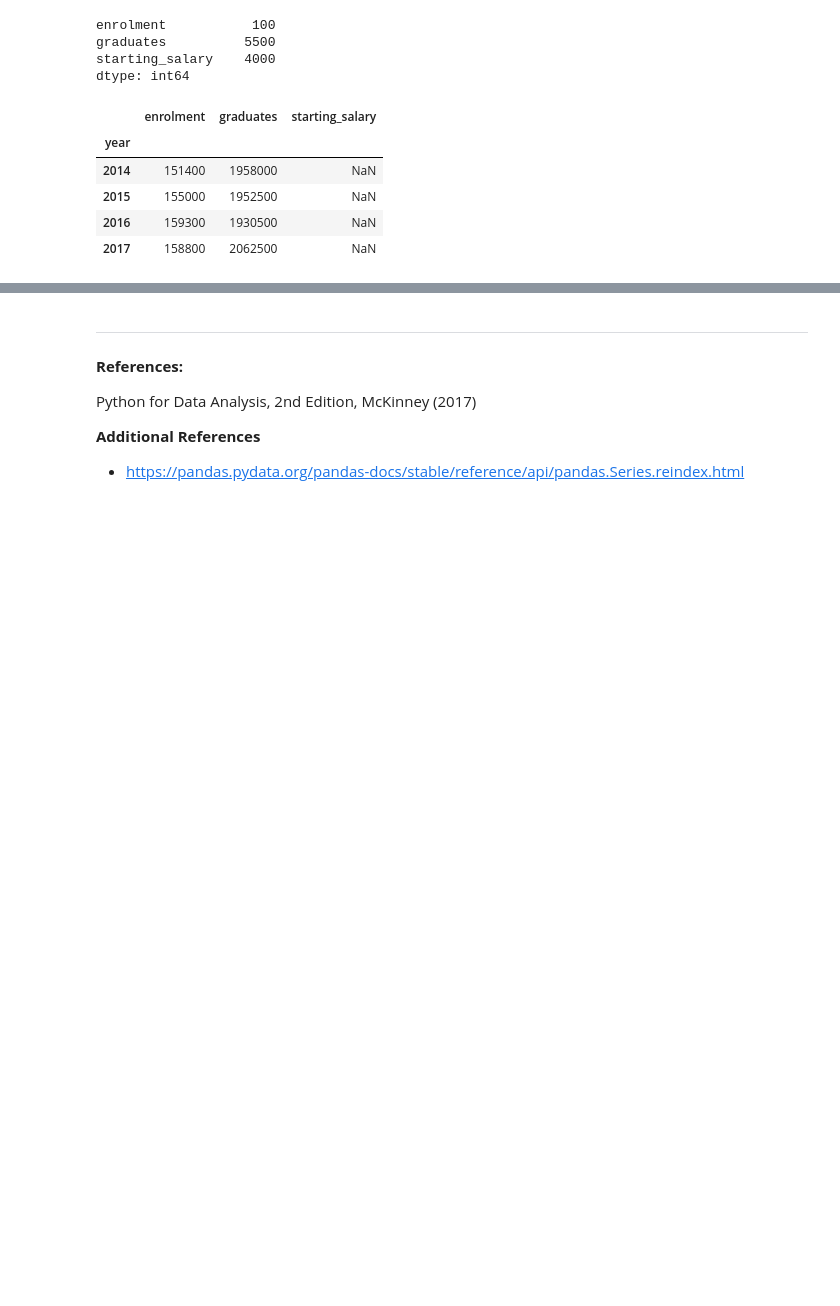
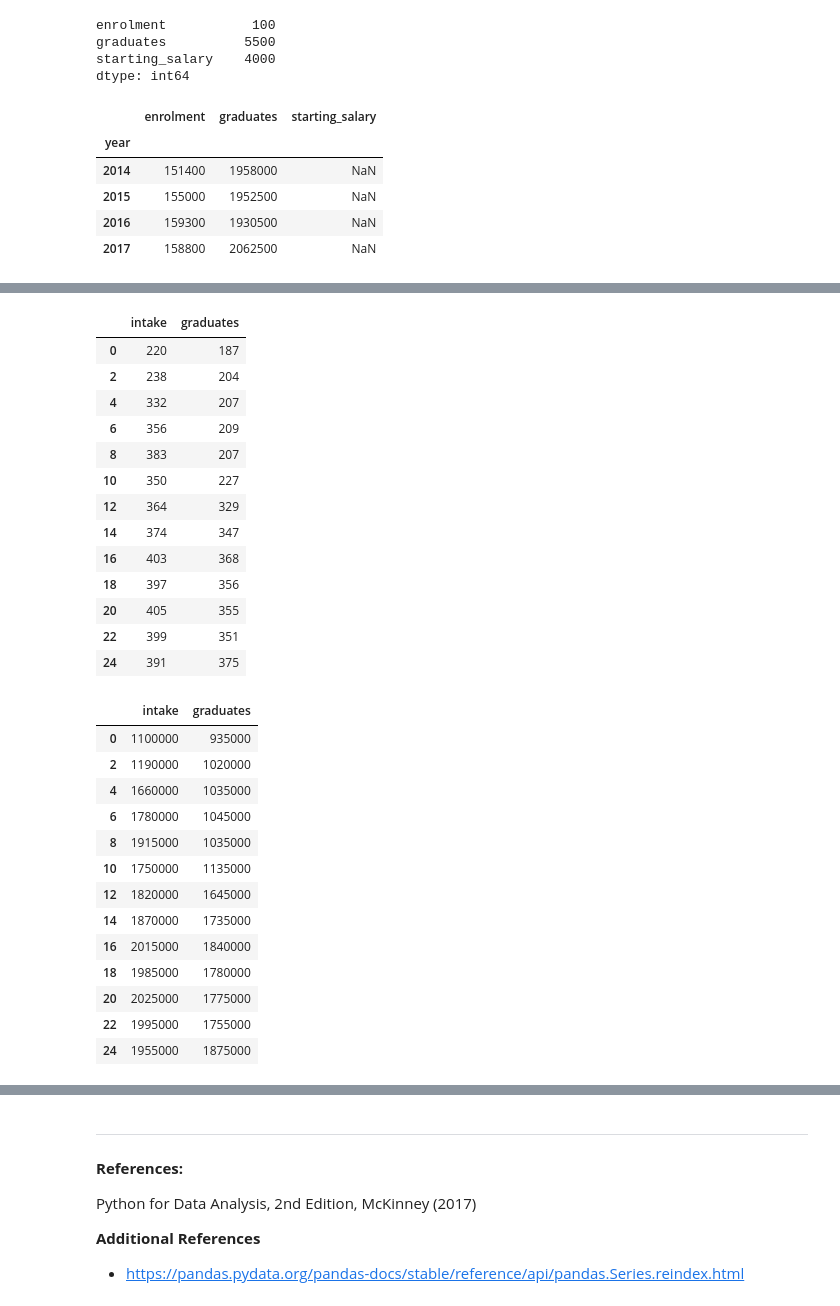
Before and after one commit to bryanblackbee/ds-learning-journey, a Jupyter notebook: jupyter_notebook/topics/data-analysis-with-python/chap-5-2-Getting-Started-with-Pandas.ipynb, the cells around one changed output, grey strips where cells are left out. Drawn from its saved outputs; the diff is of its cells as text; code cells hidden in the pictures; blank space fills up the shorter version.

```diff
--- a/jupyter_notebook/topics/data-analysis-with-python/chap-5-2-Getting-Started-with-Pandas.ipynb
+++ b/jupyter_notebook/topics/data-analysis-with-python/chap-5-2-Getting-Started-with-Pandas.ipynb
@@ -472,0 +473,7 @@ dtype: int64
+# %%
+enrolment_df = uni_df.copy()
+enrolment_df = enrolment_df[enrolment_df.sex=='MF']
+enrolment_df = enrolment_df[['intake', 'graduates']]
+# Using np.log() on a Series will apply the function on each element
+# in the Series
+np.log(enrolment_df['intake'])
@@ -472,0 +495,33 @@ dtype: int64
+# %%
+display(enrolment_df)
+fees = lambda x : x*5000
+display(enrolment_df.apply(fees))
+# %% [output]
+|  | intake | graduates |
+| 0 | 220 | 187 |
+| 2 | 238 | 204 |
+| 4 | 332 | 207 |
+| 6 | 356 | 209 |
+| 8 | 383 | 207 |
+| 10 | 350 | 227 |
+| 12 | 364 | 329 |
+| 14 | 374 | 347 |
+| 16 | 403 | 368 |
+| 18 | 397 | 356 |
+| 20 | 405 | 355 |
+| 22 | 399 | 351 |
+| 24 | 391 | 375 |
+|  | intake | graduates |
+| 0 | 1100000 | 935000 |
+| 2 | 1190000 | 1020000 |
+| 4 | 1660000 | 1035000 |
+| 6 | 1780000 | 1045000 |
+| 8 | 1915000 | 1035000 |
+| 10 | 1750000 | 1135000 |
+| 12 | 1820000 | 1645000 |
+| 14 | 1870000 | 1735000 |
+| 16 | 2015000 | 1840000 |
+| 18 | 1985000 | 1780000 |
+| 20 | 2025000 | 1775000 |
+| 22 | 1995000 | 1755000 |
+| 24 | 1955000 | 1875000 |
```
Also changed, not shown: parts of 11 cells of this notebook, 1 other file.
